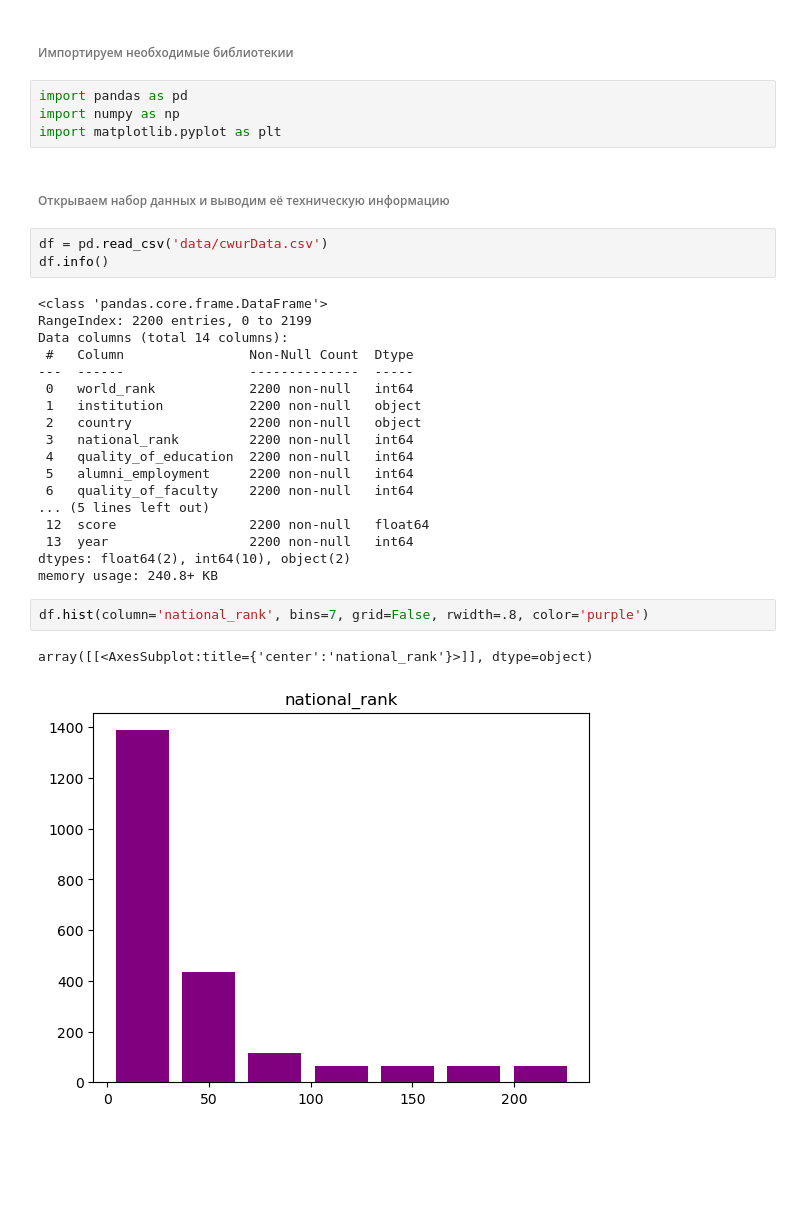
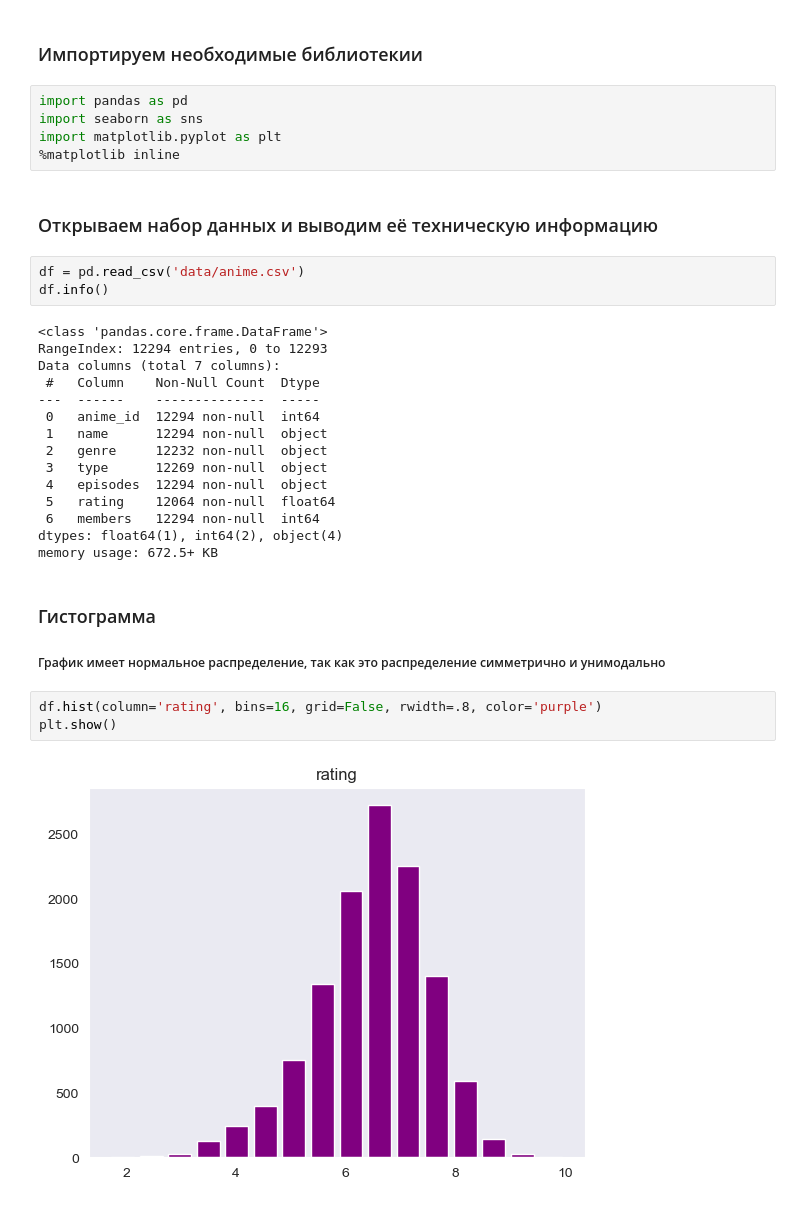
Before and after one commit to stefoff/vvsu_ml, a Jupyter notebook: Lab2/Lab2.ipynb, the cells around one changed output. Saved outputs shown, nothing was run; the diff lists cells and outputs as text; blank space fills up the shorter version.

```diff
--- a/Lab2/Lab2.ipynb
+++ b/Lab2/Lab2.ipynb
@@ -1,34 +1,35 @@
 # %% [markdown]
-###### Импортируем необходимые библиотекии
+### Импортируем необходимые библиотекии
 # %%
 import pandas as pd
-import numpy as np
+import seaborn as sns
 import matplotlib.pyplot as plt
+%matplotlib inline
 # %% [markdown]
-###### Открываем набор данных и выводим её техническую информацию
+### Открываем набор данных и выводим её техническую информацию
 # %%
-df = pd.read_csv('data/cwurData.csv')
+df = pd.read_csv('data/anime.csv')
 df.info()
 # %% [output]
 <class 'pandas.core.frame.DataFrame'>
-RangeIndex: 2200 entries, 0 to 2199
-Data columns (total 14 columns):
- #   Column                Non-Null Count  Dtype
----  ------                --------------  -----
- 0   world_rank            2200 non-null   int64
- 1   institution           2200 non-null   object
- 2   country               2200 non-null   object
- 3   national_rank         2200 non-null   int64
- 4   quality_of_education  2200 non-null   int64
- 5   alumni_employment     2200 non-null   int64
- 6   quality_of_faculty    2200 non-null   int64
-... (5 lines left out)
- 12  score                 2200 non-null   float64
- 13  year                  2200 non-null   int64
-dtypes: float64(2), int64(10), object(2)
-memory usage: 240.8+ KB
+RangeIndex: 12294 entries, 0 to 12293
+Data columns (total 7 columns):
+ #   Column    Non-Null Count  Dtype
+---  ------    --------------  -----
+ 0   anime_id  12294 non-null  int64
+ 1   name      12294 non-null  object
+ 2   genre     12232 non-null  object
+ 3   type      12269 non-null  object
+ 4   episodes  12294 non-null  object
+ 5   rating    12064 non-null  float64
+ 6   members   12294 non-null  int64
+dtypes: float64(1), int64(2), object(4)
+memory usage: 672.5+ KB
+# %% [markdown]
+### Гистограмма
+##### График имеет нормальное распределение, так как это распределение симметрично и унимодально
 # %%
-df.hist(column='national_rank', bins=7, grid=False, rwidth=.8, color='purple')
+df.hist(column='rating', bins=16, grid=False, rwidth=.8, color='purple')
+plt.show()
 # %% [output]
-array([[<AxesSubplot:title={'center':'national_rank'}>]], dtype=object)
-[figure, old version]
+[figure, new version]
```
Also changed, not shown: parts of 26 cells of this notebook, 1 other file.
